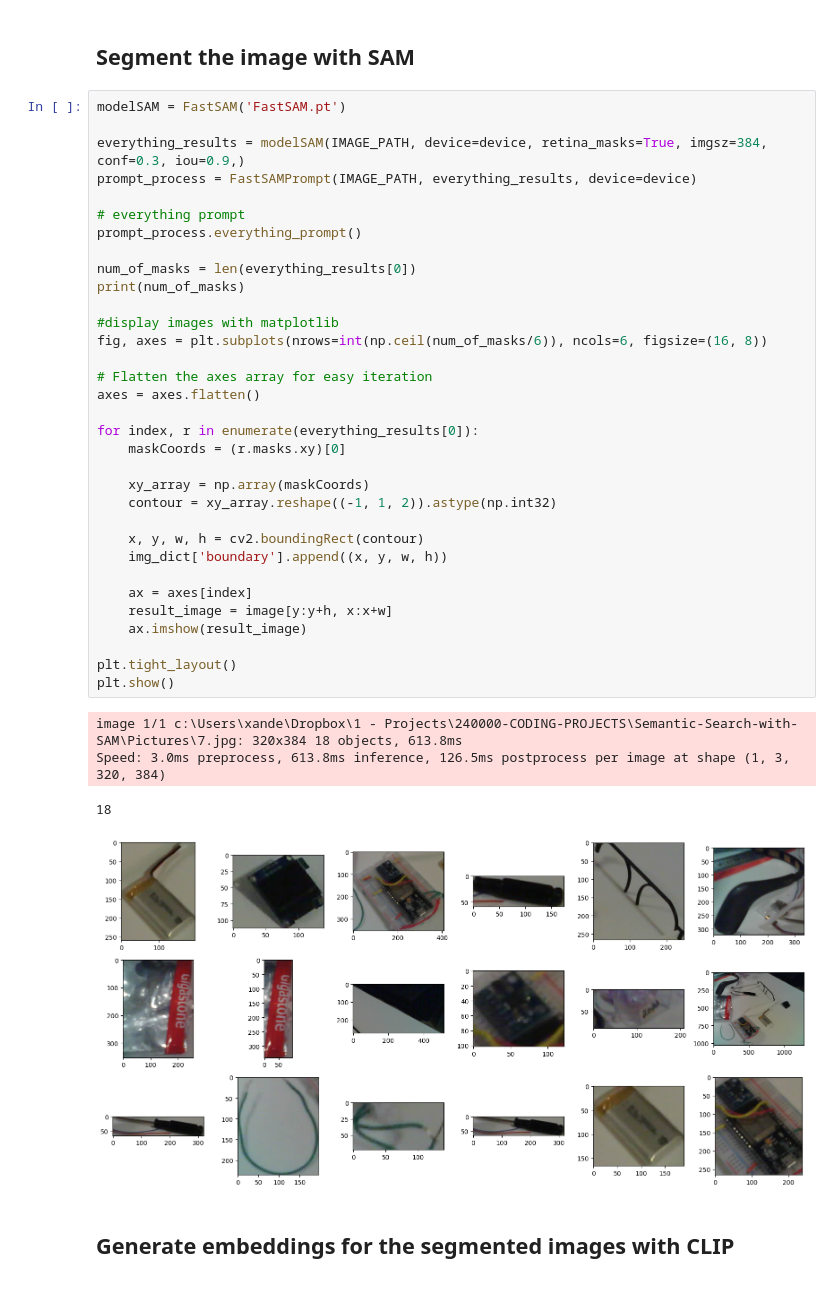
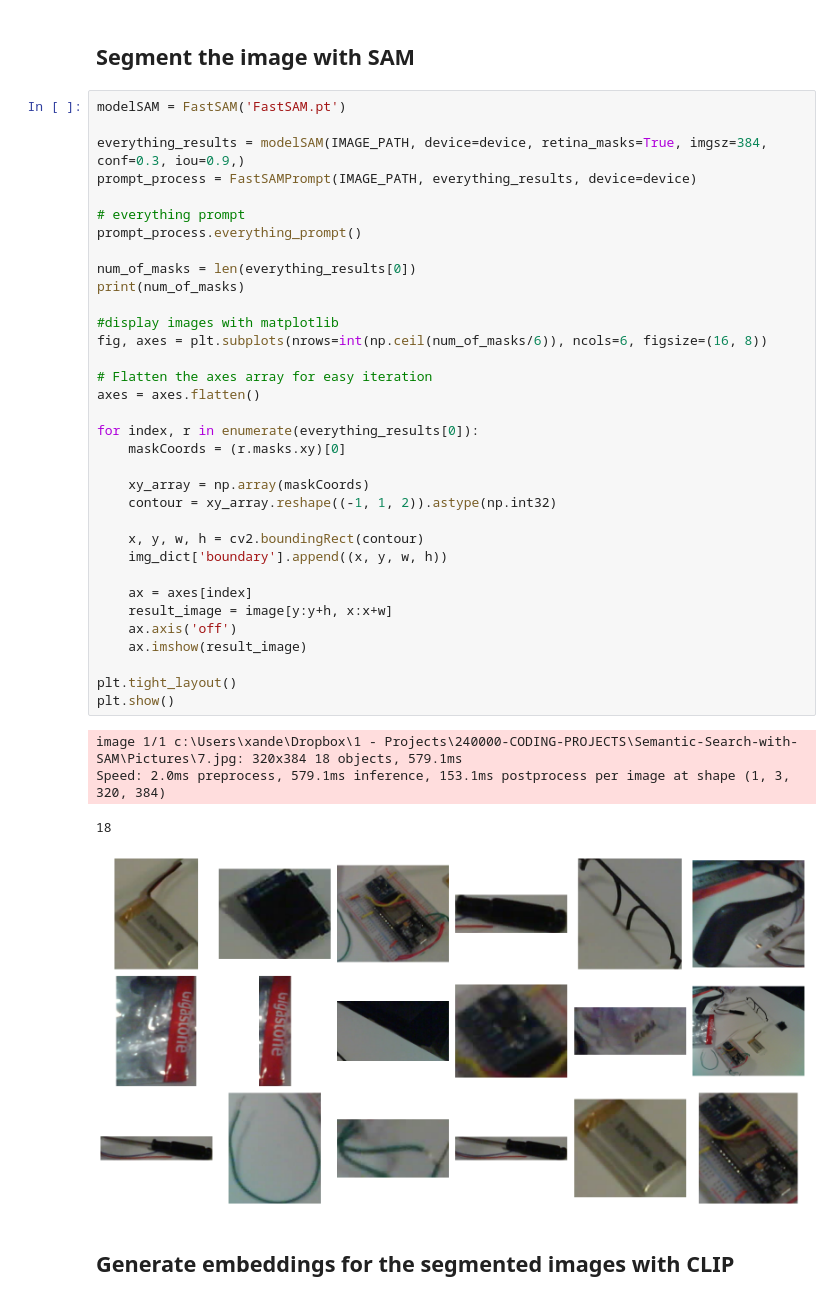
Before and after one commit to xanderchinxyz/Semantic-Search-with-SAM, a Jupyter notebook: main.ipynb, the cells around one changed output. Drawn from its saved outputs; the diff is of its cells as text.

```diff
--- a/main.ipynb
+++ b/main.ipynb
@@ -47,36 +49,37 @@ prompt_process = FastSAMPrompt(IMAGE_PATH, everything_results, device=device)
 
 # everything prompt
 prompt_process.everything_prompt()
 
 num_of_masks = len(everything_results[0])
 print(num_of_masks)
 
 #display images with matplotlib
 fig, axes = plt.subplots(nrows=int(np.ceil(num_of_masks/6)), ncols=6, figsize=(16, 8))
 
 # Flatten the axes array for easy iteration
 axes = axes.flatten()
 
 for index, r in enumerate(everything_results[0]):
     maskCoords = (r.masks.xy)[0]
 
     xy_array = np.array(maskCoords)
     contour = xy_array.reshape((-1, 1, 2)).astype(np.int32)
 
     x, y, w, h = cv2.boundingRect(contour)
     img_dict['boundary'].append((x, y, w, h))
 
     ax = axes[index]
     result_image = image[y:y+h, x:x+w]
+    ax.axis('off')
     ax.imshow(result_image)
 
 plt.tight_layout()
 plt.show()
 # %% [output]
-image 1/1 c:\Users\xande\Dropbox\1 - Projects\240000-CODING-PROJECTS\Semantic-Search-with-SAM\Pictures\7.jpg: 320x384 18 objects, 613.8ms
-Speed: 3.0ms preprocess, 613.8ms inference, 126.5ms postprocess per image at shape (1, 3, 320, 384)
+image 1/1 c:\Users\xande\Dropbox\1 - Projects\240000-CODING-PROJECTS\Semantic-Search-with-SAM\Pictures\7.jpg: 320x384 18 objects, 579.1ms
+Speed: 2.0ms preprocess, 579.1ms inference, 153.1ms postprocess per image at shape (1, 3, 320, 384)
 18
-[figure, old version]
+[figure, new version]
 # %% [markdown]
 ## Generate embeddings for the segmented images with CLIP
 # %%
```
Also changed, not shown: parts of 4 cells of this notebook, 3 other files.
